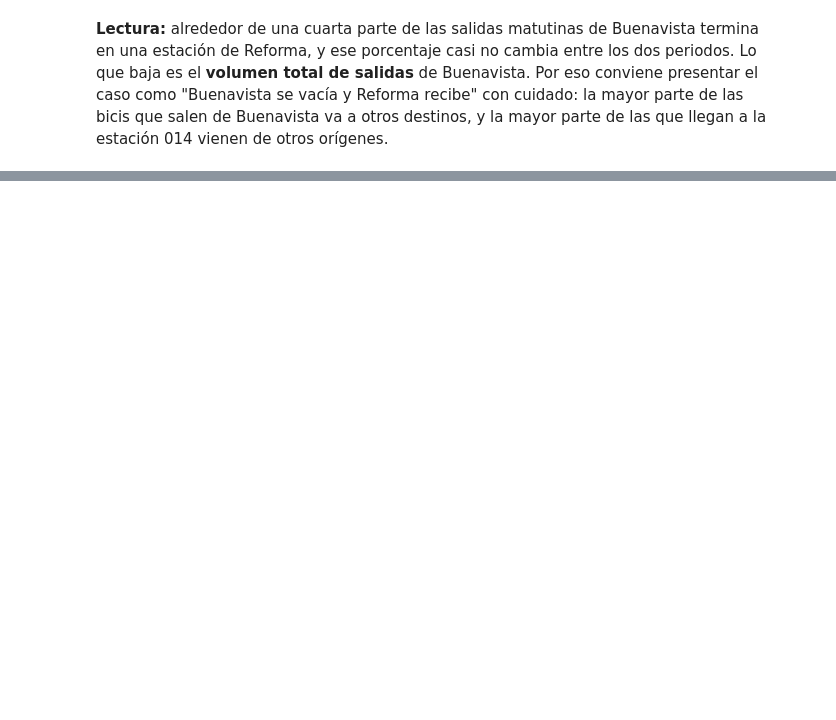
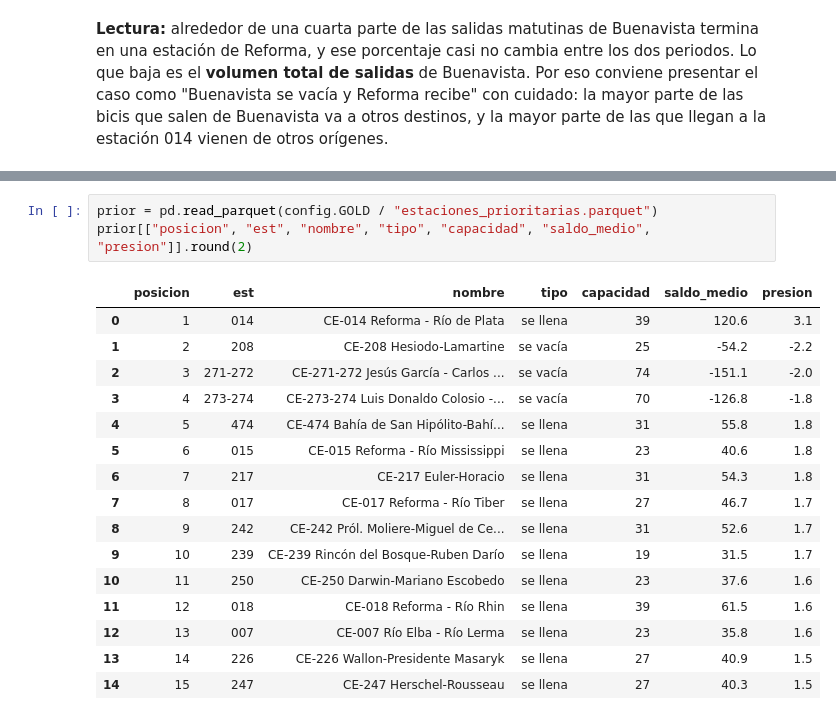
Before and after one commit to jcarlosmhmx/ecobici-ciencia-de-datos, a Jupyter notebook: notebooks/03_analisis.ipynb, the cells around one changed output, grey strips where cells are left out. Drawn from its saved outputs; the diff is of its cells as text; blank space fills up the shorter version.

```diff
--- a/notebooks/03_analisis.ipynb
+++ b/notebooks/03_analisis.ipynb
@@ -347,0 +354,20 @@ cor.rename(columns={"dias": "días con actividad", "salidas_por_dia": "salidas p
+# %%
+prior = pd.read_parquet(config.GOLD / "estaciones_prioritarias.parquet")
+prior[["posicion", "est", "nombre", "tipo", "capacidad", "saldo_medio", "presion"]].round(2)
+# %% [output]
+|  | posicion | est | nombre | tipo | capacidad | saldo_medio | presion |
+| 0 | 1 | 014 | CE-014 Reforma - Río de Plata | se llena | 39 | 120.6 | 3.1 |
+| 1 | 2 | 208 | CE-208 Hesiodo-Lamartine | se vacía | 25 | -54.2 | -2.2 |
+| 2 | 3 | 271-272 | CE-271-272 Jesús García - Carlos ... | se vacía | 74 | -151.1 | -2.0 |
+| 3 | 4 | 273-274 | CE-273-274 Luis Donaldo Colosio -... | se vacía | 70 | -126.8 | -1.8 |
+| 4 | 5 | 474 | CE-474 Bahía de San Hipólito-Bahí... | se llena | 31 | 55.8 | 1.8 |
+| 5 | 6 | 015 | CE-015 Reforma - Río Mississippi | se llena | 23 | 40.6 | 1.8 |
+| 6 | 7 | 217 | CE-217 Euler-Horacio | se llena | 31 | 54.3 | 1.8 |
+| 7 | 8 | 017 | CE-017 Reforma - Río Tiber | se llena | 27 | 46.7 | 1.7 |
+| 8 | 9 | 242 | CE-242 Pról. Moliere-Miguel de Ce... | se llena | 31 | 52.6 | 1.7 |
+| 9 | 10 | 239 | CE-239 Rincón del Bosque-Ruben Darío | se llena | 19 | 31.5 | 1.7 |
+| 10 | 11 | 250 | CE-250 Darwin-Mariano Escobedo | se llena | 23 | 37.6 | 1.6 |
+| 11 | 12 | 018 | CE-018 Reforma - Río Rhin | se llena | 39 | 61.5 | 1.6 |
+| 12 | 13 | 007 | CE-007 Río Elba - Río Lerma | se llena | 23 | 35.8 | 1.6 |
+| 13 | 14 | 226 | CE-226 Wallon-Presidente Masaryk | se llena | 27 | 40.9 | 1.5 |
+| 14 | 15 | 247 | CE-247 Herschel-Rousseau | se llena | 27 | 40.3 | 1.5 |
```
Also changed, not shown: parts of 12 cells of this notebook, 9 other files.
